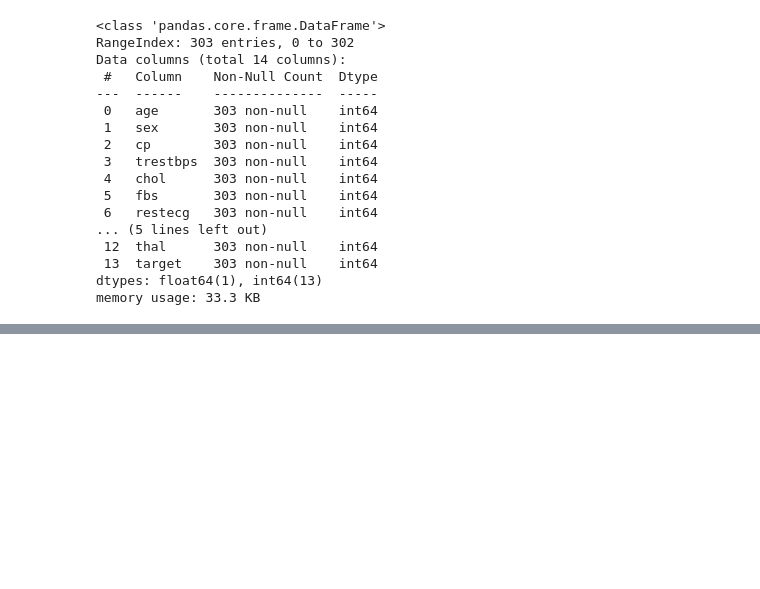
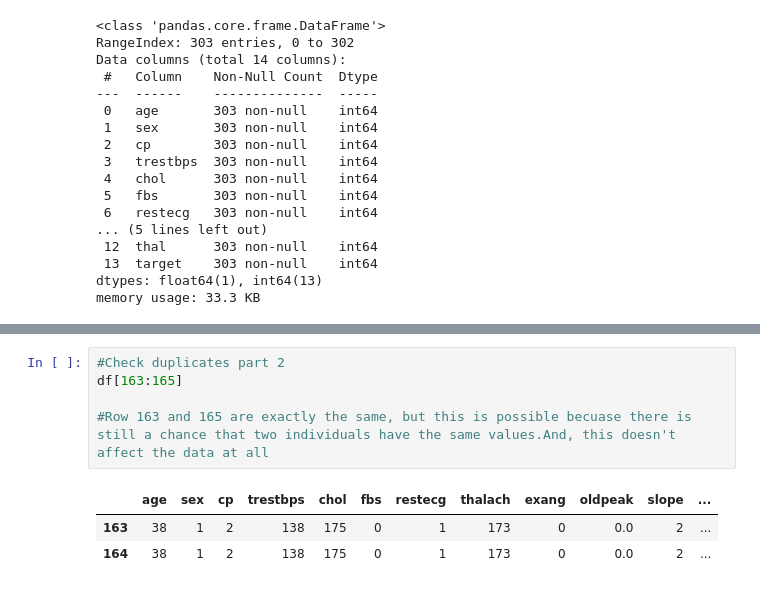
Before and after one commit to jonas0402/Heart-Disease, a Jupyter notebook: Heart Desease Problem.ipynb, the cells around one changed output, grey strips where cells are left out. Cells and saved outputs as stored; diff of their text form; blank space fills up the shorter version.

```diff
--- a/Heart Desease Problem.ipynb
+++ b/Heart Desease Problem.ipynb
@@ -104,0 +92,9 @@ Text(0.5, 1.0, 'Distribution of Ages')
+# %%
+#Check duplicates part 2
+df[163:165]
+
+#Row 163 and 165 are exactly the same, but this is possible becuase there is still a chance that two individuals have the same values.And, this doesn't affect the data at all
+# %% [output]
+|  | age | sex | cp | trestbps | chol | fbs | restecg | thalach | exang | oldpeak | slope | ... |
+| 163 | 38 | 1 | 2 | 138 | 175 | 0 | 1 | 173 | 0 | 0.0 | 2 | ... |
+| 164 | 38 | 1 | 2 | 138 | 175 | 0 | 1 | 173 | 0 | 0.0 | 2 | ... |
```
Also changed, not shown: parts of 39 cells of this notebook.
